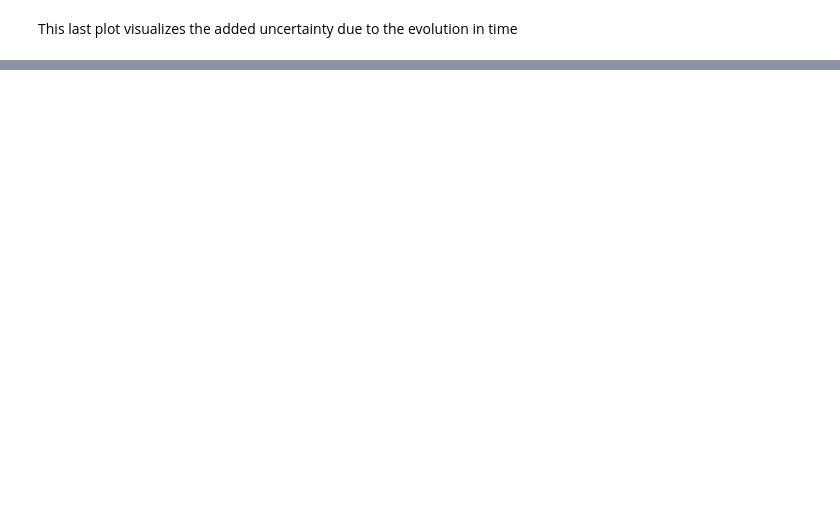
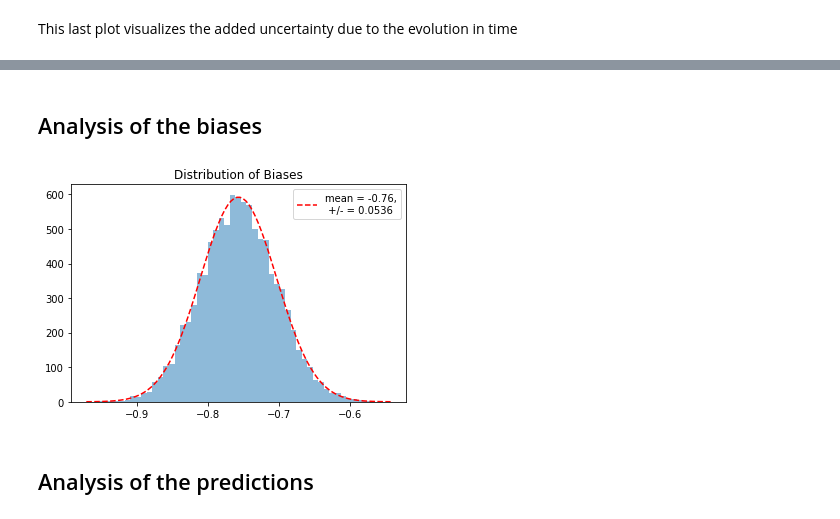
Before and after one commit to Ferraah/ForecastersEnsemble, a Jupyter notebook: stats.ipynb, the cells around one changed output, grey strips where cells are left out. Saved outputs shown, nothing was run; the diff lists cells and outputs as text; code cells hidden in the pictures; blank space fills up the shorter version.

```diff
--- a/stats.ipynb
+++ b/stats.ipynb
@@ -154,0 +220,32 @@ This last plot visualizes the added uncertainty due to the evolution in time
+# %% [markdown]
+## Analysis of the biases
+# %%
+import pandas as pd
+import numpy as np
+import matplotlib.pyplot as plt
+
+df = pd.read_csv('data/biases.csv')
+# Create a figure with a single subplot
+fig, ax = plt.subplots(1, 1, figsize=(6, 4))
+# Plot the data
+hist_values, bin_edges, _ = ax.hist(df.iloc[:, 1], bins=50, alpha=0.5)
+ax.set_title("Distribution of Biases")
+# Superimpose a gaussian distribution with the same mean and standard deviation
+mean = df.iloc[:, 1].mean()
+std = df.iloc[:, 1].std()
+x = np.linspace(mean - 4*std, mean + 4*std, 100)
+y = 1/(std * np.sqrt(2 * np.pi)) * np.exp(-0.5 * (x - mean)**2 / std**2)
+# Rescale the gaussian so that it fits the histogram distribution. This means, set the maximum of the gaussian to the maximum value of the histogram
+bin_width = bin_edges[1] - bin_edges[0]
+mean_bin_index = np.digitize(mean, bin_edges) - 1  # Get the bin containing the mean
+mean_bin_height = hist_values[mean_bin_index]
+y_rescaled = y * mean_bin_height / (1/(std * np.sqrt(2 * np.pi)))
+ax.plot(x, y_rescaled, 'r--', label='mean = {:.2f},\n +/- = {:.4f}'.format(mean, std))
+ax.legend(loc='upper right')
+
+
+plt.show()
+# %% [output]
+[figure, added]
+# %% [markdown]
+## Analysis of the predictions
```
Also changed, not shown: parts of 13 cells of this notebook.
